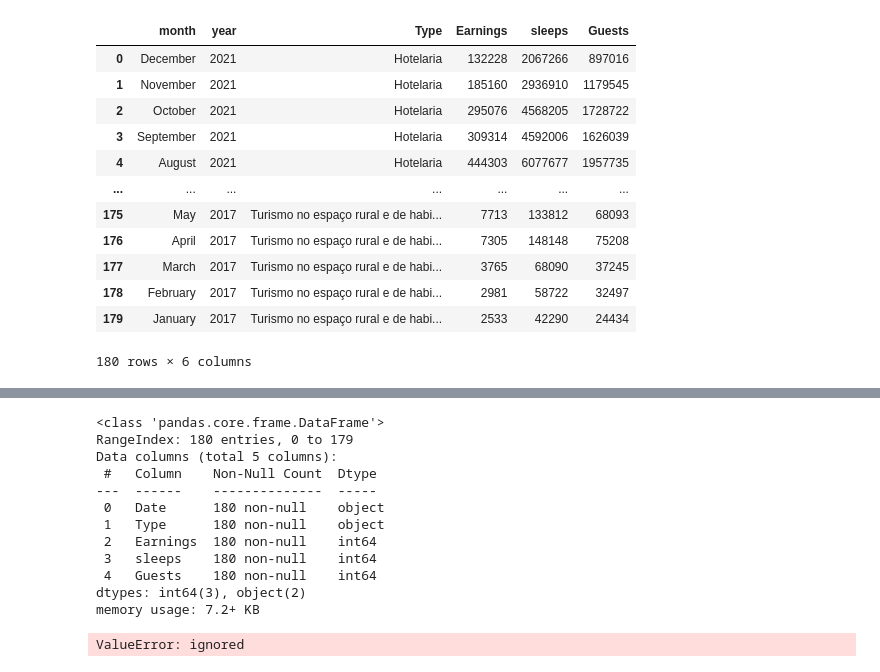
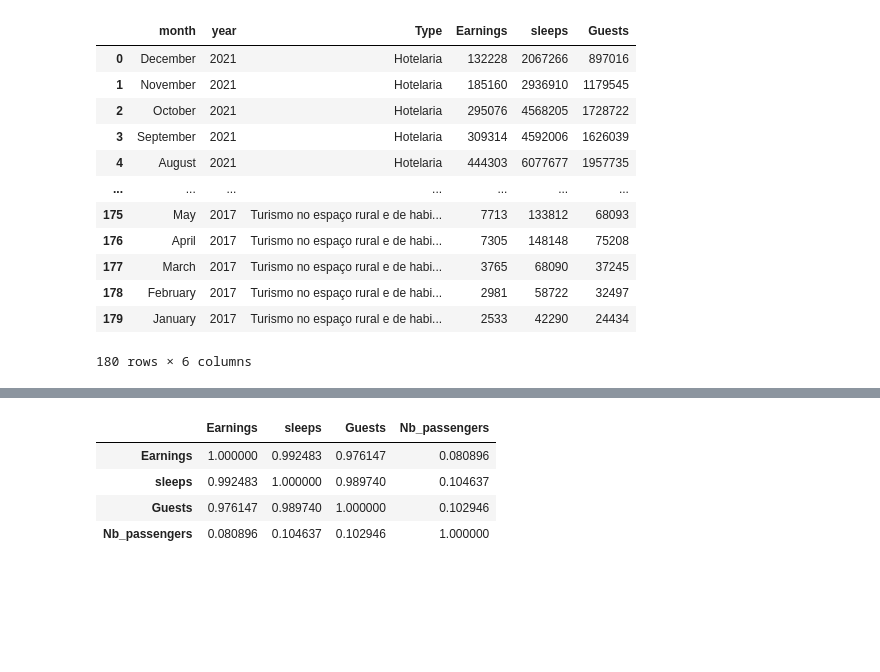
Before and after one commit to LuisaPolicarpo/Project5, a Jupyter notebook: Time_series_s_e_g.ipynb, the cells around one changed output, grey strips where cells are left out. Cells and saved outputs as stored; diff of their text form; code cells hidden in the pictures; blank space fills up the shorter version.

```diff
--- a/Time_series_s_e_g.ipynb
+++ b/Time_series_s_e_g.ipynb
@@ -446,20 +527,10 @@ df_final
+# %%
+df_passengers_stays.corr()
+# %% [output]
+|  | Earnings | sleeps | Guests | Nb_passengers |
+| Earnings | 1.000000 | 0.992483 | 0.976147 | 0.080896 |
+| sleeps | 0.992483 | 1.000000 | 0.989740 | 0.104637 |
+| Guests | 0.976147 | 0.989740 | 1.000000 | 0.102946 |
+| Nb_passengers | 0.080896 | 0.104637 | 0.102946 | 1.000000 |
 # %%
-df_final.info()
+df_final
-# %% [output]
-<class 'pandas.core.frame.DataFrame'>
-RangeIndex: 180 entries, 0 to 179
-Data columns (total 5 columns):
- #   Column    Non-Null Count  Dtype
----  ------    --------------  -----
- 0   Date      180 non-null    object
- 1   Type      180 non-null    object
- 2   Earnings  180 non-null    int64
- 3   sleeps    180 non-null    int64
- 4   Guests    180 non-null    int64
-dtypes: int64(3), object(2)
-memory usage: 7.2+ KB
-# %%
-df_final['Date'] = pd.to_datetime(df_final['Date'], format='%m%Y')
-df_final.set_index('Date')
-# %% [output]
-ValueError: ignored
```
Also changed, not shown: parts of 17 cells of this notebook.
